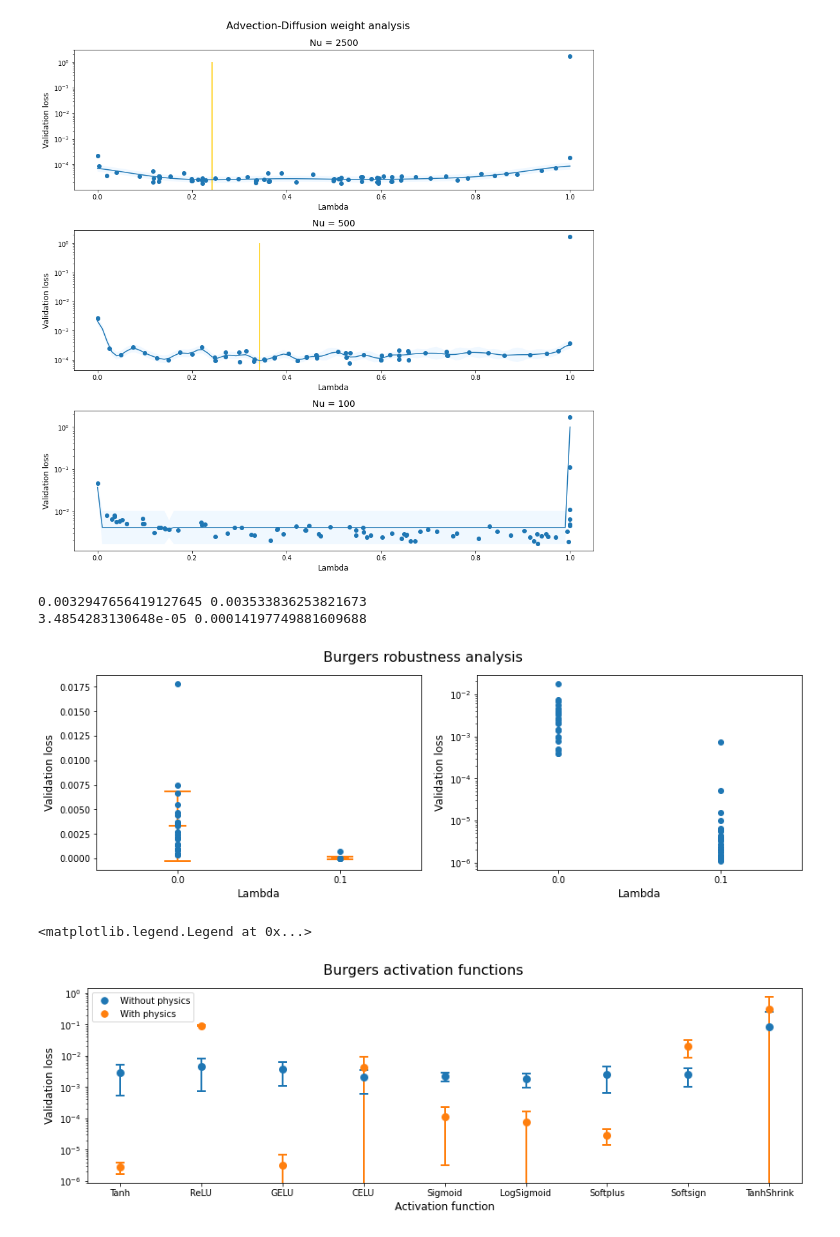
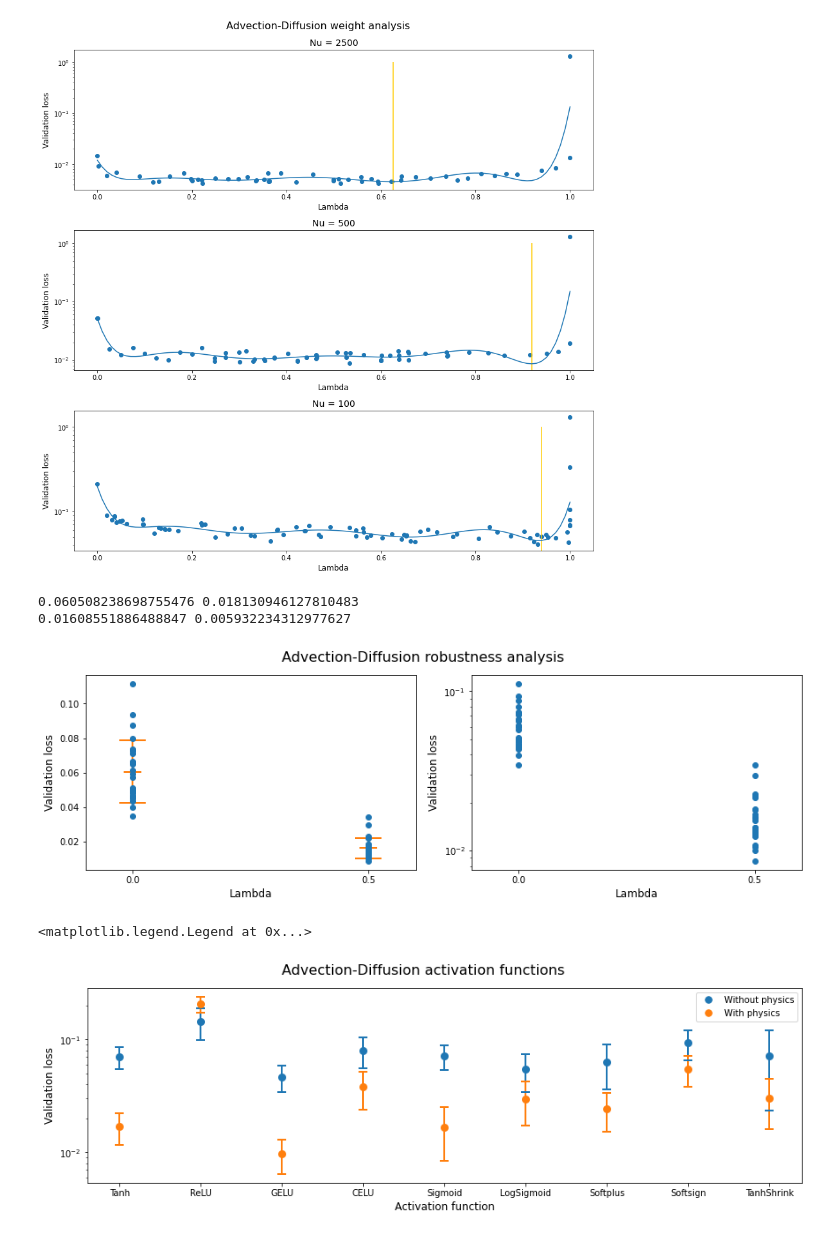
Before and after one commit to Inria-Chile/assessing-pinns-ocean-modelling, a Jupyter notebook: Plots/AdvDif.ipynb, the cells around one changed output. Cells and saved outputs as stored; diff of their text form; code cells hidden in the pictures.

```diff
--- a/Plots/AdvDif.ipynb
+++ b/Plots/AdvDif.ipynb
@@ -5,10 +5,14 @@ import matplotlib.pyplot as plt
 from sklearn.linear_model import LinearRegression
 from sklearn.gaussian_process import GaussianProcessRegressor
 from sklearn.gaussian_process.kernels import RBF, WhiteKernel, ConstantKernel
+from sklearn.preprocessing import PolynomialFeatures
+
+loss_correction = 0.37741058
 # %%
 def plot(ax, df, title):
     x = df['alpha'].to_numpy().reshape(-1,1)
     y = df['Data loss lowest (validation)'].to_numpy()
+    y = np.sqrt(y/loss_correction)
 
     ax.set_title(title, fontsize=14)
     ax.set_yscale('log')
@@ -19,19 +23,21 @@ def plot(ax, df, title):
     #xhat = np.linspace(np.min(x), np.max(x), 100)
     #ax.plot(xhat, np.exp(z(xhat)))
 
-    kernel = RBF(1.0) + WhiteKernel(10.0, (1e-15,1e3))
-    model = GaussianProcessRegressor(kernel=kernel, n_restarts_optimizer=10, alpha=0.1, normalize_y=True)
-    bias = np.min(np.log(y[:-1]))
-    model.fit(x[:-1], np.log(y[:-1])-bias)
+    #kernel = RBF(1.0) + WhiteKernel(10.0, (1e-15,1e3))
+    #model = GaussianProcessRegressor(kernel=kernel, n_restarts_optimizer=10, alpha=0.1, normalize_y=True)
+    bias = np.min(np.log(y))
+    #model.fit(x[:-1], np.log(y[:-1])-bias)
+
+    poly = PolynomialFeatures(degree=8)
+    model = LinearRegression().fit(poly.fit_transform(x), np.log(y)-bias)
 
     xhat = np.linspace(np.min(x), np.max(x), 100).reshape(-1,1)
-    yhat = model.predict(xhat, return_std=True)
-    ax.plot(xhat, np.exp(yhat[0]+bias))
-    ax.fill_between(xhat[:,0], np.exp(yhat[0]-yhat[1]+bias), np.exp(yhat[0]+yhat[1]+bias), facecolor='#F0F8FF')
+    yhat = model.predict(poly.fit_transform(xhat))
+    ax.plot(xhat, np.exp(yhat+bias))
+    #ax.fill_between(xhat[:,0], np.exp(yhat[0]-yhat[1]+bias), np.exp(yhat[0]+yhat[1]+bias), facecolor='#F0F8FF')
 
-    low = np.argmin(yhat[0])
-    if title != 'Nu = 100':
-        ax.vlines(xhat[low], 0.0, 1.0, color='#FFCC00')
+    low = np.argmin(yhat)
+    ax.vlines(xhat[low], 0.0, 1.0, color='#FFCC00')
 
     ax.scatter(x, y)
 
@@ -45,40 +51,38 @@ plot(ax[0,0], Nu2500, 'Nu = 2500')
 plot(ax[1,0], Nu500, 'Nu = 500')
 plot(ax[2,0], Nu100, 'Nu = 100')
 # %% [output]
-[figure, old version]
+[figure, new version]
 # %%
 df = pd.read_csv('advdif_robustness.csv')
 
 fig, ax = plt.subplots(1,2, figsize=(12,4), constrained_layout=True, facecolor='white')
 fig.suptitle('Advection-Diffusion robustness analysis', fontsize=16)
 
 ax[0].set_xlabel('Lambda', fontsize=12)
 ax[0].set_ylabel('Validation loss', fontsize=12)
-ax[0].set_xticks([0, 0.1])
-ax[0].set_xlim(-0.05, 0.15)
+ax[0].set_xticks([0, 0.5])
+ax[0].set_xlim(-0.1, 0.6)
 
 x = df['alpha'].to_numpy()
 y = df['Data loss lowest (validation)'].to_numpy()
+y = np.sqrt(y/loss_correction)
 ax[0].errorbar(0.0, np.mean(y[x == 0.0]), np.std(y[x == 0.0]), fmt='_--', elinewidth=2, capsize=15, ecolor='tab:orange', c='tab:orange', markeredgewidth=2, ms=20)
-ax[0].errorbar(0.1, np.mean(y[x == 0.1]), np.std(y[x == 0.1]), fmt='_--', elinewidth=2, capsize=15, ecolor='tab:orange', c='tab:orange', markeredgewidth=2, ms=20)
+ax[0].errorbar(0.5, np.mean(y[x == 0.5]), np.std(y[x == 0.5]), fmt='_--', elinewidth=2, capsize=15, ecolor='tab:orange', c='tab:orange', markeredgewidth=2, ms=20)
 ax[0].scatter(x, y, zorder=100)
 
 ax[1].set_yscale('log')
 ax[1].set_xlabel('Lambda', fontsize=12)
 ax[1].set_ylabel('Validation loss', fontsize=12)
-ax[1].set_xticks([0, 0.1])
-ax[1].set_xlim(-0.05, 0.15)
-
-x = df['alpha'].to_numpy()
-y = df['Data loss lowest (validation)'].to_numpy()
+ax[1].set_xticks([0, 0.5])
+ax[1].set_xlim(-0.1, 0.6)
 ax[1].scatter(x, y, zorder=100)
 
 print(np.mean(y[x == 0.0]), np.std(y[x == 0.0]))
-print(np.mean(y[x == 0.1]), np.std(y[x == 0.1]))
+print(np.mean(y[x == 0.5]), np.std(y[x == 0.5]))
 # %% [output]
-0.0032947656419127645 0.003533836253821673
-3.4854283130648e-05 0.00014197749881609688
+0.060508238698755476 0.018130946127810483
+0.01608551886488847 0.005932234312977627
-[figure, old version]
+[figure, new version]
 # %%
 df = pd.read_csv('advdif_funcs.csv')
 
@@ -90,7 +94,9 @@ ax.set_xlabel('Activation function', fontsize=12)
 ax.set_ylabel('Validation loss', fontsize=12)
 for func in ['Tanh', 'ReLU', 'GELU', 'CELU', 'Sigmoid', 'LogSigmoid', 'Softplus', 'Softsign', 'TanhShrink']:
     y1 = df[(df['func'] == func.lower()) & (df['alpha'] == 0.0)]['Data loss lowest (validation)']
-    y2 = df[(df['func'] == func.lower()) & (df['alpha'] == 0.1)]['Data loss lowest (validation)']
+    y2 = df[(df['func'] == func.lower()) & (df['alpha'] == 0.5)]['Data loss lowest (validation)']
+    y1 = np.sqrt(y1/loss_correction)
+    y2 = np.sqrt(y2/loss_correction)
     ax.errorbar([func], y1.mean(), y1.std(), fmt='o--', elinewidth=2, capsize=5, markeredgewidth=2, ms=7, ecolor='tab:blue', c='tab:blue')
     ax.errorbar([func], y2.mean(), y2.std(), fmt='o--', elinewidth=2, capsize=5, markeredgewidth=2, ms=7, ecolor='tab:orange', c='tab:orange')
 
@@ -100,4 +106,4 @@ legends.append(plt.Line2D([0], [0], ls='', color='tab:orange', marker='.', ms=15
 ax.legend(handles=legends)
 # %% [output]
 <matplotlib.legend.Legend at 0x...>
-[figure, old version]
+[figure, new version]
```
Also changed, not shown: 7 other files.
